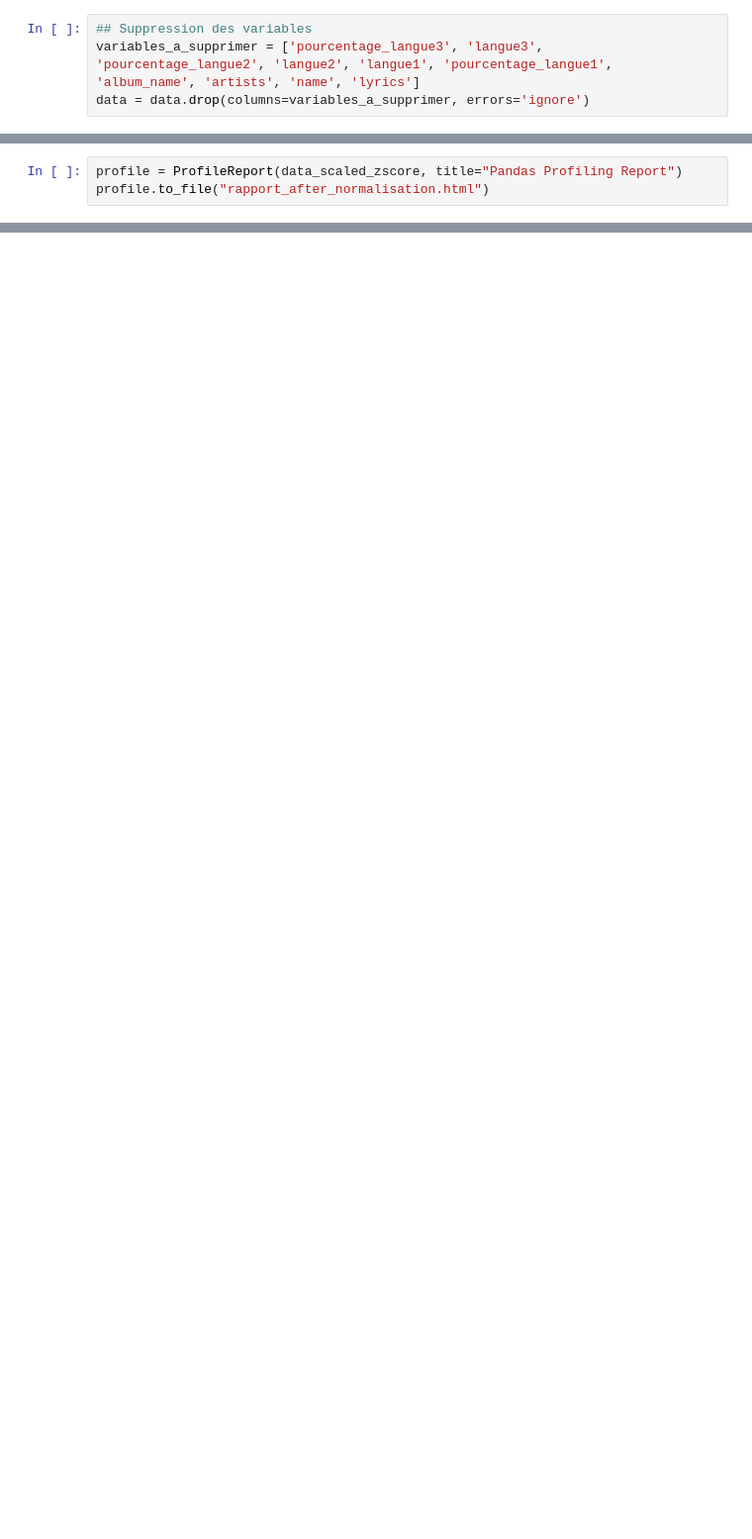
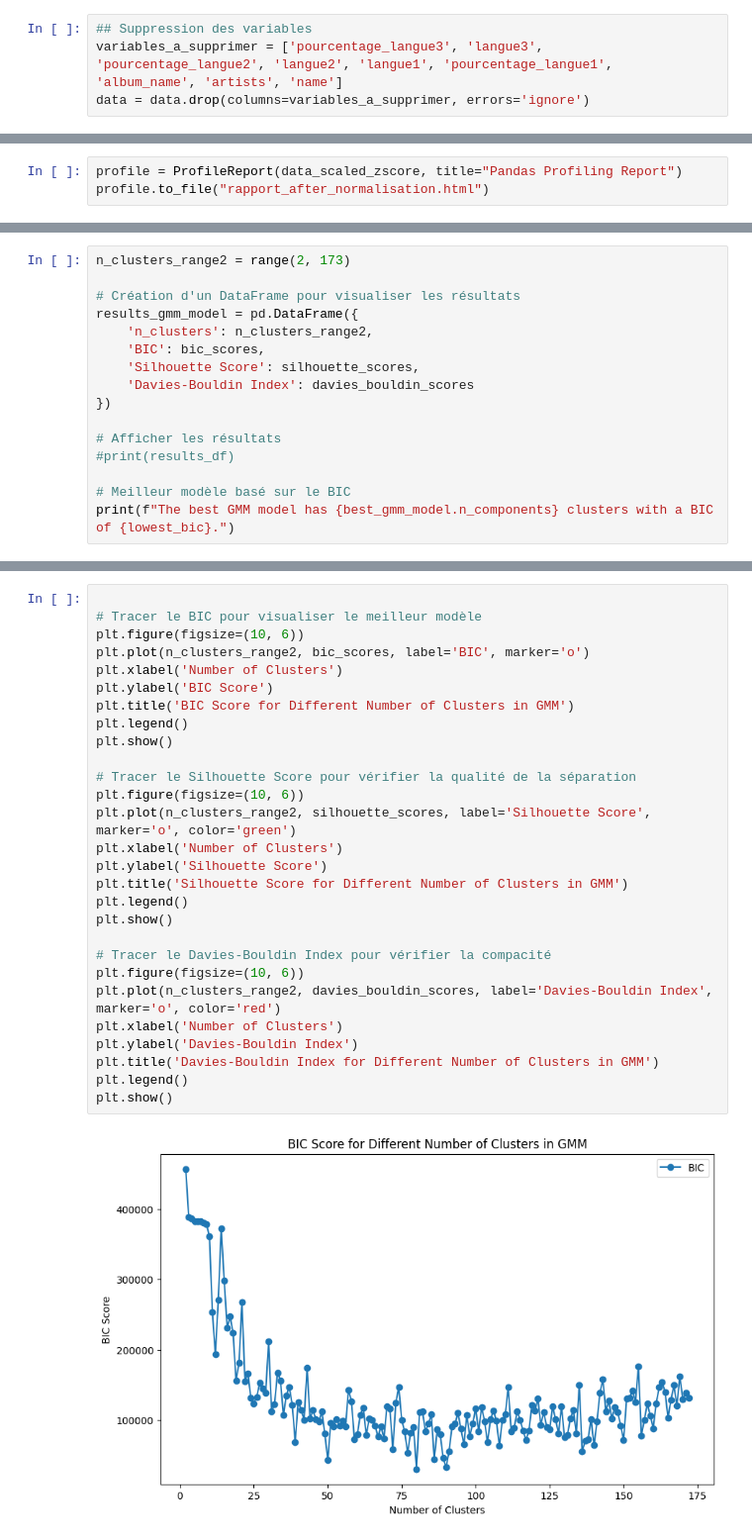
Before and after one commit to chabiadjobo/typologie_chansons_francaises, a Jupyter notebook: typologie.ipynb, the cells around one changed output, grey strips where cells are left out. Shown at 99% size. Saved outputs shown, nothing was run; the diff lists cells and outputs as text; blank space fills up the shorter version.

```diff
--- a/typologie.ipynb
+++ b/typologie.ipynb
@@ -36,4 +120,4 @@ data = data[(data['speechiness'] <= 0.66)] # Une valeur supérieure à 0,66 indi
 # %%
 ## Suppression des variables
-variables_a_supprimer = ['pourcentage_langue3', 'langue3', 'pourcentage_langue2', 'langue2', 'langue1', 'pourcentage_langue1', 'album_name', 'artists', 'name', 'lyrics']
+variables_a_supprimer = ['pourcentage_langue3', 'langue3', 'pourcentage_langue2', 'langue2', 'langue1', 'pourcentage_langue1', 'album_name', 'artists', 'name']
 data = data.drop(columns=variables_a_supprimer, errors='ignore')
@@ -335,0 +943,16 @@ profile.to_file("rapport_after_normalisation.html")
+# %%
+n_clusters_range2 = range(2, 173)
+
+# Création d'un DataFrame pour visualiser les résultats
+results_gmm_model = pd.DataFrame({
+    'n_clusters': n_clusters_range2,
+    'BIC': bic_scores,
+    'Silhouette Score': silhouette_scores,
+    'Davies-Bouldin Index': davies_bouldin_scores
+})
+
+# Afficher les résultats
+#print(results_df)
+
+# Meilleur modèle basé sur le BIC
+print(f"The best GMM model has {best_gmm_model.n_components} clusters with a BIC of {lowest_bic}.")
@@ -335,0 +988,30 @@ profile.to_file("rapport_after_normalisation.html")
+# %%
+
+# Tracer le BIC pour visualiser le meilleur modèle
+plt.figure(figsize=(10, 6))
+plt.plot(n_clusters_range2, bic_scores, label='BIC', marker='o')
+plt.xlabel('Number of Clusters')
+plt.ylabel('BIC Score')
+plt.title('BIC Score for Different Number of Clusters in GMM')
+plt.legend()
+plt.show()
+
+# Tracer le Silhouette Score pour vérifier la qualité de la séparation
+plt.figure(figsize=(10, 6))
+plt.plot(n_clusters_range2, silhouette_scores, label='Silhouette Score', marker='o', color='green')
+plt.xlabel('Number of Clusters')
+plt.ylabel('Silhouette Score')
+plt.title('Silhouette Score for Different Number of Clusters in GMM')
+plt.legend()
+plt.show()
+
+# Tracer le Davies-Bouldin Index pour vérifier la compacité
+plt.figure(figsize=(10, 6))
+plt.plot(n_clusters_range2, davies_bouldin_scores, label='Davies-Bouldin Index', marker='o', color='red')
+plt.xlabel('Number of Clusters')
+plt.ylabel('Davies-Bouldin Index')
+plt.title('Davies-Bouldin Index for Different Number of Clusters in GMM')
+plt.legend()
+plt.show()
+# %% [output]
+[figure, added]
```
Also changed, not shown: parts of 84 cells of this notebook, 19 other files.
